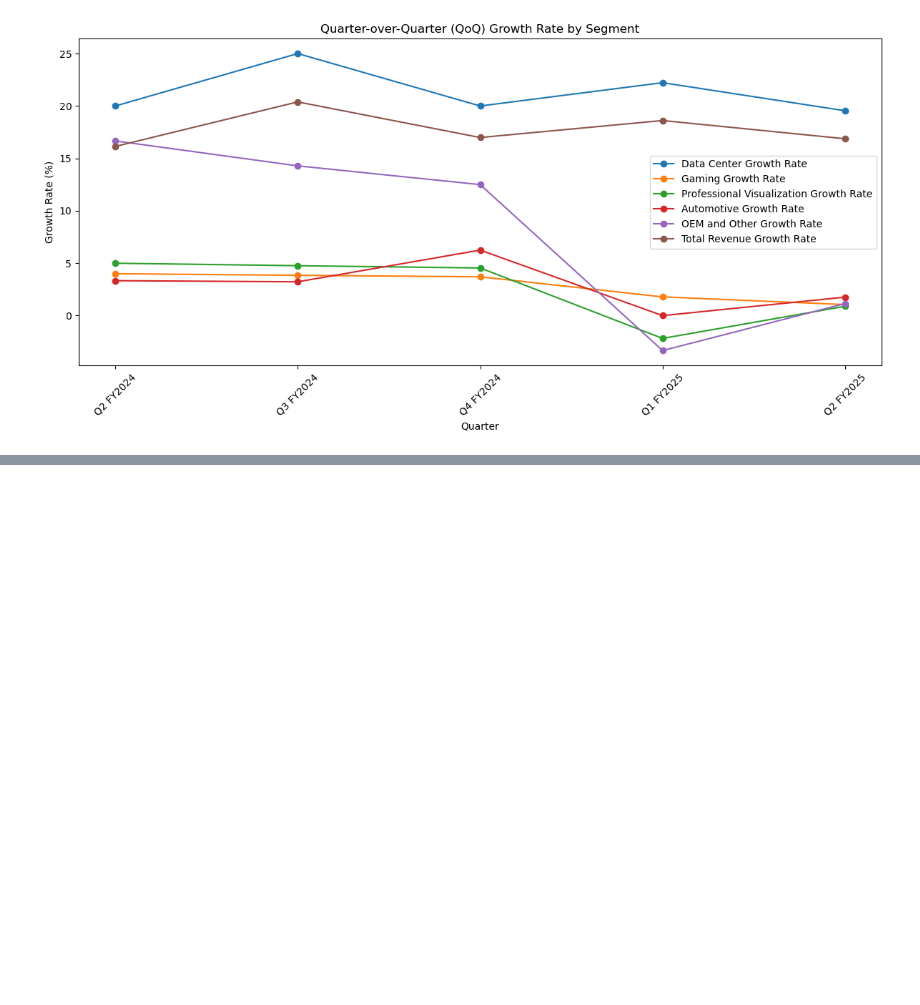
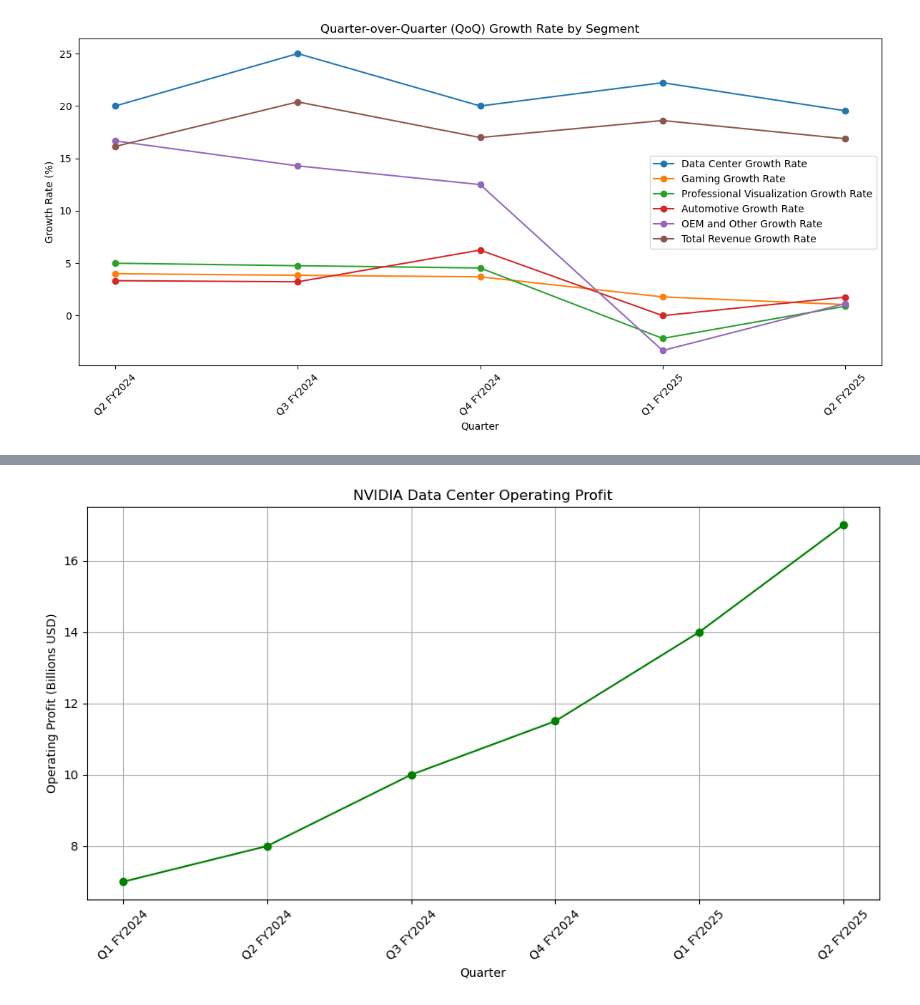
Before and after one commit to heythatwho/Data-Projects, a Jupyter notebook: Nvidia business Analysis.ipynb, the cells around one changed output, grey strips where cells are left out. Drawn from its saved outputs; the diff is of its cells as text; code cells hidden in the pictures; blank space fills up the shorter version.

```diff
--- a/Nvidia business Analysis.ipynb
+++ b/Nvidia business Analysis.ipynb
@@ -201,0 +330,13 @@ plt.show()
+# %%
+# 2. Profitability Visualization
+plt.figure(figsize=(10, 6))
+plt.plot(df_profit['Quarter'], df_profit['Operating Profit'], marker='o', color='green')
+plt.title('NVIDIA Data Center Operating Profit')
+plt.xlabel('Quarter')
+plt.ylabel('Operating Profit (Billions USD)')
+plt.xticks(rotation=45)
+plt.grid()
+plt.tight_layout()
+plt.show()
+# %% [output]
+[figure, added]
```
Also changed, not shown: parts of 8 cells of this notebook.
